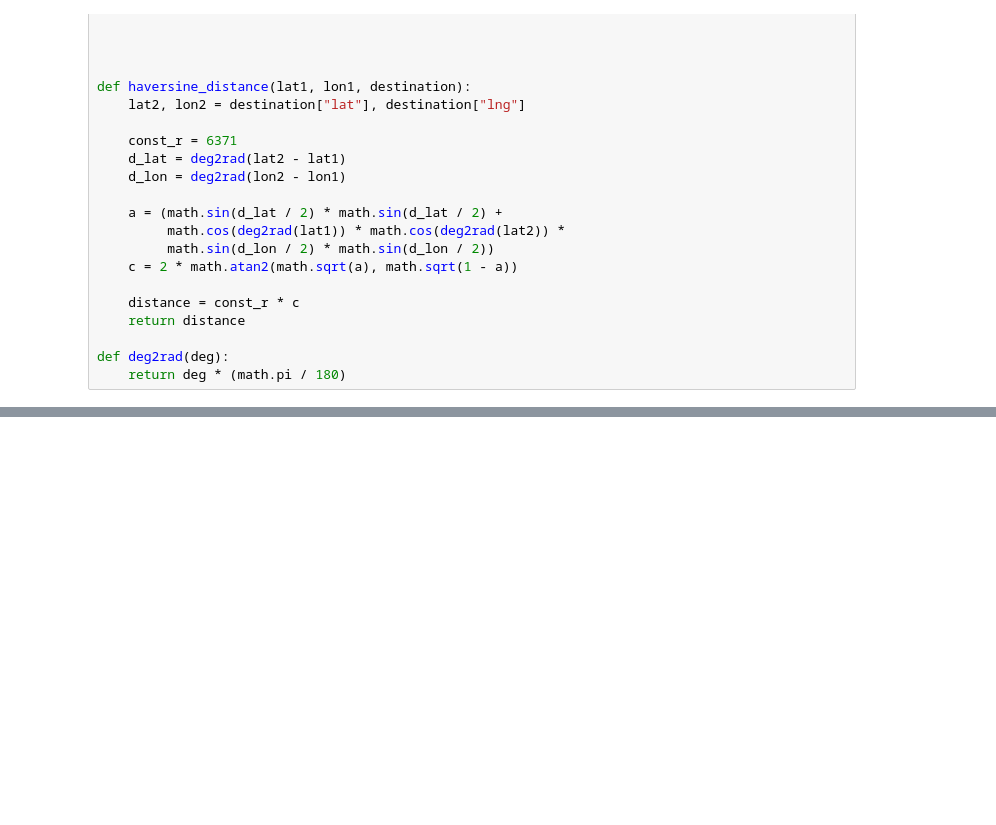
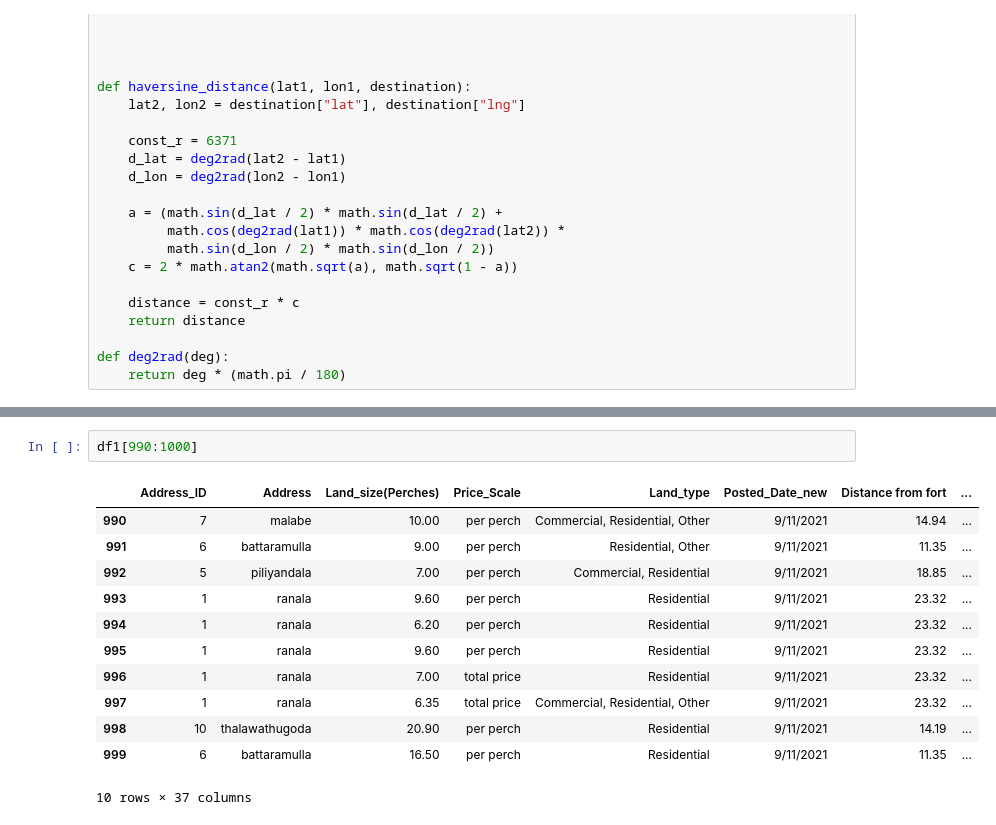
Before and after one commit to movindugunarathna/LandPulse-ML, a Jupyter notebook: model/part_2.ipynb, the cells around one changed output, grey strips where cells are left out. Saved outputs shown, nothing was run; the diff lists cells and outputs as text; blank space fills up the shorter version.

```diff
--- a/model/part_2.ipynb
+++ b/model/part_2.ipynb
@@ -151,0 +161,15 @@ KeyboardInterrupt:
+# %%
+df1[990:1000]
+# %% [output]
+|  | Address_ID | Address | Land_size(Perches) | Price_Scale | Land_type | Posted_Date_new | Distance from fort | ... |
+| 990 | 7 | malabe | 10.00 | per perch | Commercial, Residential, Other | 9/11/2021 | 14.94 | ... |
+| 991 | 6 | battaramulla | 9.00 | per perch | Residential, Other | 9/11/2021 | 11.35 | ... |
+| 992 | 5 | piliyandala | 7.00 | per perch | Commercial, Residential | 9/11/2021 | 18.85 | ... |
+| 993 | 1 | ranala | 9.60 | per perch | Residential | 9/11/2021 | 23.32 | ... |
+| 994 | 1 | ranala | 6.20 | per perch | Residential | 9/11/2021 | 23.32 | ... |
+| 995 | 1 | ranala | 9.60 | per perch | Residential | 9/11/2021 | 23.32 | ... |
+| 996 | 1 | ranala | 7.00 | total price | Residential | 9/11/2021 | 23.32 | ... |
+| 997 | 1 | ranala | 6.35 | total price | Commercial, Residential, Other | 9/11/2021 | 23.32 | ... |
+| 998 | 10 | thalawathugoda | 20.90 | per perch | Residential | 9/11/2021 | 14.19 | ... |
+| 999 | 6 | battaramulla | 16.50 | per perch | Residential | 9/11/2021 | 11.35 | ... |
+10 rows × 37 columns
```
Also changed, not shown: parts of 1 cell of this notebook, 2 other files.
